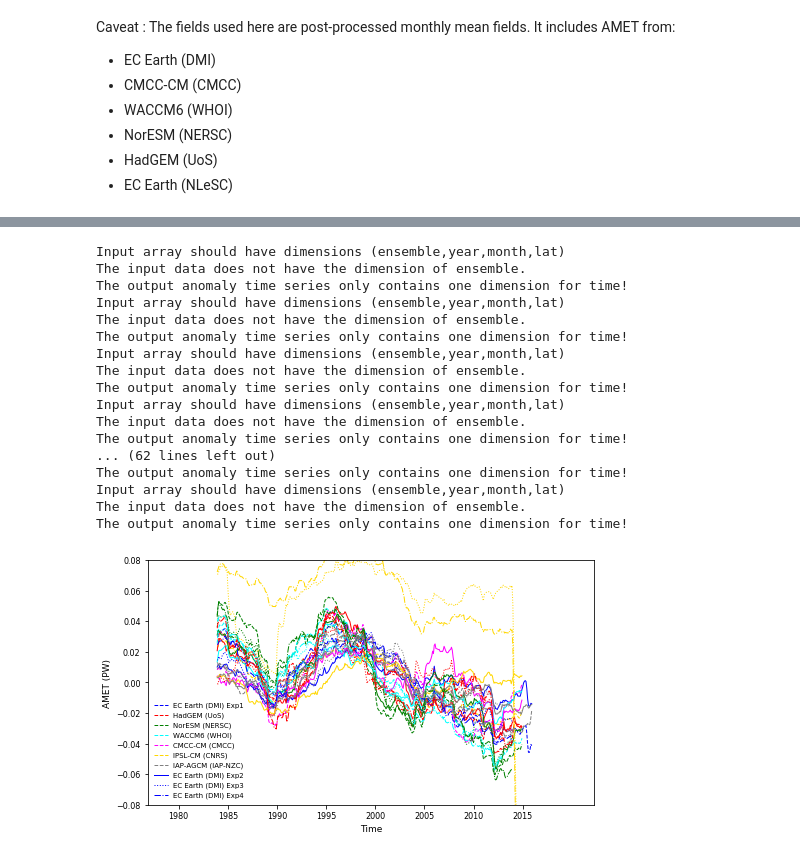
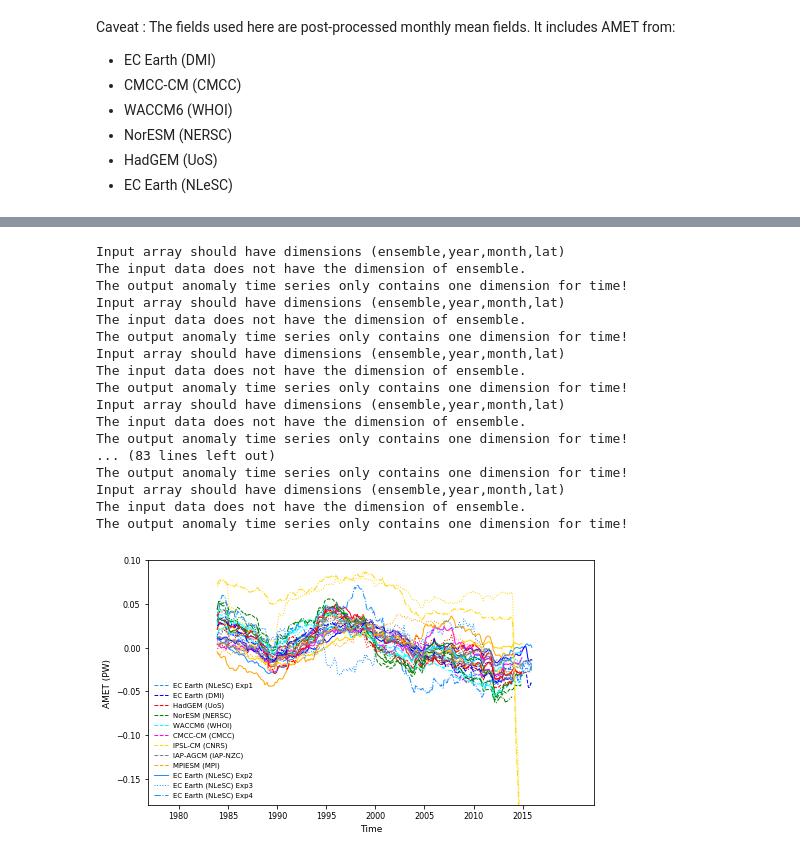
Before and after one commit to geek-yang/JointAnalysis, a Jupyter notebook: Analysis/AMET_analysis_series_report.ipynb, the cells around one changed output, grey strips where cells are left out. Drawn from its saved outputs; the diff is of its cells as text; code cells hidden in the pictures.

```diff
--- a/Analysis/AMET_analysis_series_report.ipynb
+++ b/Analysis/AMET_analysis_series_report.ipynb
@@ -669,14 +771,15 @@ The output anomaly time series only contains one dimension for time!
 ################################   Anomalies at certain sections  ######################################
 ################################   only ensemble mean is used     ######################################
 ####################### color map #######################
-####            EC Earth (NLeSC) : 'darkblue'        ####
+####            EC Earth (NLeSC) : 'dodgerblue'      ####
 ####            EC Earth (DMI)   : 'blue'            ####
 ####            HadGEM (UoS)     : 'red'             ####
 ####            NorESM (NERSC)   : 'green'           ####
 ####            WACCM6 (WHOI)    : 'cyan'            ####
 ####            CMCC-CM (CMCC)   : 'magenta'         ####
-####            IPSL-CM (CNRS)   : 'gold'            ####
+####            IPSL-CM (CNRS)   : 'olive'           ####
 ####        IAP-AGCM (IAP-NZC)   : 'gray'            ####
+####            MPIESM (MPI)     : 'orange'          ####
 ####################### color map #######################
 ####################### linestyles ######################
 ####          exp 1 (control)     : '--'             ####
@@ -685,6 +788,7 @@ The output anomaly time series only contains one dimension for time!
 ####          exp 4 (AMO removed) : '-.'             ####
 ####################### color map #######################
 # lat 60N
+lat_NLeSC_60N = 84
 lat_DMI_60N = 42
 lat_WHOI_60N = 32
 lat_NERSC_60N = 32
@@ -692,6 +796,7 @@ lat_UoS_60N = 57
 lat_CMCC_60N = 32
 lat_CNRS_60N = 24
 lat_IAP_60N = 21
+lat_MPI_60N = 32
 # lowpass filter window
 window=60 # month
 # index
@@ -700,6 +805,20 @@ index_1979_2013 = np.arange(1,35*12+1,1)
 index_1979_2014 = np.arange(1,36*12+1,1)
 index_1979_2015 = np.arange(1,37*12+1,1)
 index_year = np.arange(1980,2020,5)
+
+# EC Earth (NLeSC)
+ens_avg_NLeSC_exp1 = analyzer.statistics(np.mean(AMET_NLeSC_exp1[:,:,:,lat_NLeSC_60N],0))
+ens_avg_NLeSC_exp1.anomaly(Dim_ens=False)
+ens_avg_NLeSC_exp1.lowpass(Dim_ens=False)
+ens_avg_NLeSC_exp2 = analyzer.statistics(np.mean(AMET_NLeSC_exp2[:,:,:,lat_NLeSC_60N],0))
+ens_avg_NLeSC_exp2.anomaly(Dim_ens=False)
+ens_avg_NLeSC_exp2.lowpass(Dim_ens=False)
+ens_avg_NLeSC_exp3 = analyzer.statistics(AMET_NLeSC_exp3[0,:,:,lat_NLeSC_60N])
+ens_avg_NLeSC_exp3.anomaly(Dim_ens=False)
+ens_avg_NLeSC_exp3.lowpass(Dim_ens=False)
+ens_avg_NLeSC_exp4 = analyzer.statistics(AMET_NLeSC_exp4[0,:,:,lat_NLeSC_60N])
+ens_avg_NLeSC_exp4.anomaly(Dim_ens=False)
+ens_avg_NLeSC_exp4.lowpass(Dim_ens=False)
 
 # EC Earth (DMI)
 ens_avg_DMI_exp1 = analyzer.statistics(np.mean(AMET_DMI_exp1[:,:,:,lat_DMI_60N],0))
@@ -793,11 +912,27 @@ ens_avg_IAP_exp4 = analyzer.statistics(np.mean(AMET_IAP_exp4[:,:,:,lat_IAP_60N],
 ens_avg_IAP_exp4.anomaly(Dim_ens=False)
 ens_avg_IAP_exp4.lowpass(Dim_ens=False)
 
-# EC Earth (DMI) interannual
+# MPIESM (MPI)
+ens_avg_MPI_exp1 = analyzer.statistics(np.mean(AMET_MPI_exp1[:,:,:,lat_MPI_60N],0))
+ens_avg_MPI_exp1.anomaly(Dim_ens=False)
+ens_avg_MPI_exp1.lowpass(Dim_ens=False)
+ens_avg_MPI_exp2 = analyzer.statistics(np.mean(AMET_MPI_exp2[:,:,:,lat_MPI_60N],0))
+ens_avg_MPI_exp2.anomaly(Dim_ens=False)
+ens_avg_MPI_exp2.lowpass(Dim_ens=False)
+ens_avg_MPI_exp3 = analyzer.statistics(np.mean(AMET_MPI_exp3[:,:,:,lat_MPI_60N],0))
+ens_avg_MPI_exp3.anomaly(Dim_ens=False)
+ens_avg_MPI_exp3.lowpass(Dim_ens=False)
+# ens_avg_MPI_exp4 = analyzer.statistics(np.mean(AMET_MPI_exp4[:,:,:,lat_MPI_60N],0))
+# ens_avg_MPI_exp4.anomaly(Dim_ens=False)
+# ens_avg_MPI_exp4.lowpass(Dim_ens=False)
+
+# interannual
 fig = plt.figure(figsize=(8,4.5))
 # Exp1
+# EC Earth (NLeSC)
+plt.plot(index_1979_2015[window-1:], ens_avg_NLeSC_exp1._lowpass, color='dodgerblue', linestyle='--', linewidth=1, label='EC Earth (NLeSC) Exp1')
 # EC Earth (DMI)
-plt.plot(index_1979_2015[window-1:], ens_avg_DMI_exp1._lowpass, color='blue', linestyle='--', linewidth=1, label='EC Earth (DMI) Exp1')
+plt.plot(index_1979_2015[window-1:], ens_avg_DMI_exp1._lowpass, color='blue', linestyle='--', linewidth=1, label='EC Earth (DMI)')
 # HadGEM (UoS)
 plt.plot(index_1979_2014[window-1:], ens_avg_UoS_exp1._lowpass, color='red', linestyle='--', linewidth=1, label='HadGEM (UoS)')
 # NorESM (NERSC)
@@ -810,10 +945,14 @@ plt.plot(index_1979_2014[window-1:], ens_avg_CMCC_exp1._lowpass, color='magenta'
 plt.plot(index_1979_2014[window-1:], ens_avg_CNRS_exp1._lowpass, color='gold', linestyle='--', linewidth=1, label='IPSL-CM (CNRS)')
 # IAP-AGCM (IAP-NZC)
 plt.plot(index_1979_2015[window-1:], ens_avg_IAP_exp1._lowpass, color='gray', linestyle='--', linewidth=1, label='IAP-AGCM (IAP-NZC)')
+#MPIESM (MPI)
+plt.plot(index_1979_2013[window-1:], ens_avg_MPI_exp1._lowpass, color='orange', linestyle='--', linewidth=1, label='MPIESM (MPI)')
 
 # Exp2
+# EC Earth (NLeSC)
+plt.plot(index_1979_2015[window-1:], ens_avg_NLeSC_exp2._lowpass, color='dodgerblue', linestyle='-', linewidth=1, label='EC Earth (NLeSC) Exp2')
 # EC Earth (DMI)
-plt.plot(index_1979_2015[window-1:], ens_avg_DMI_exp2._lowpass, color='blue', linestyle='-', linewidth=1, label='EC Earth (DMI) Exp2')
+plt.plot(index_1979_2015[window-1:], ens_avg_DMI_exp2._lowpass, color='blue', linestyle='-', linewidth=1)
 # HadGEM (UoS)
 plt.plot(index_1979_2014[window-1:], ens_avg_UoS_exp2._lowpass, color='red', linestyle='-', linewidth=1)
 # NorESM (NERSC)
@@ -826,10 +965,14 @@ plt.plot(index_1979_2014[window-1:], ens_avg_CMCC_exp2._lowpass, color='magenta'
 plt.plot(index_1979_2014[window-1:], ens_avg_CNRS_exp2._lowpass, color='gold', linestyle='-', linewidth=1)
 # IAP-AGCM (IAP-NZC)
 plt.plot(index_1979_2015[window-1:], ens_avg_IAP_exp2._lowpass, color='gray', linestyle='-', linewidth=1)
+#MPIESM (MPI)
+plt.plot(index_1979_2013[window-1:], ens_avg_MPI_exp2._lowpass, color='orange', linestyle='-', linewidth=1)
 
 # Exp3
+# EC Earth (NLeSC)
+plt.plot(index_1979_2015[window-1:], ens_avg_NLeSC_exp3._lowpass, color='dodgerblue', linestyle=':', linewidth=1, label='EC Earth (NLeSC) Exp3')
 # EC Earth (DMI)
-plt.plot(index_1979_2013[window-1:], ens_avg_DMI_exp3._lowpass, color='blue', linestyle=':', linewidth=1, label='EC Earth (DMI) Exp3')
+plt.plot(index_1979_2013[window-1:], ens_avg_DMI_exp3._lowpass, color='blue', linestyle=':', linewidth=1)
 # HadGEM (UoS)
 plt.plot(index_1979_2013[window-1:], ens_avg_UoS_exp3._lowpass, color='red', linestyle=':', linewidth=1)
 # NorESM (NERSC)
@@ -840,10 +983,14 @@ plt.plot(index_1979_2012[window-1:], ens_avg_WHOI_exp3._lowpass, color='cyan', l
 plt.plot(index_1979_2014[window-1:], ens_avg_CNRS_exp3._lowpass, color='gold', linestyle=':', linewidth=1)
 # IAP-AGCM (IAP-NZC)
 plt.plot(index_1979_2013[window-1:], ens_avg_IAP_exp3._lowpass, color='gray', linestyle=':', linewidth=1)
+#MPIESM (MPI)
+plt.plot(index_1979_2013[window-1:], ens_avg_MPI_exp3._lowpass, color='orange', linestyle=':', linewidth=1)
 
 # Exp4
+# EC Earth (NLeSC)
+plt.plot(index_1979_2015[window-1:], ens_avg_NLeSC_exp4._lowpass, color='dodgerblue', linestyle='-.', linewidth=1, label='EC Earth (NLeSC) Exp4')
 # EC Earth (DMI)
-plt.plot(index_1979_2013[window-1:], ens_avg_DMI_exp4._lowpass, color='blue', linestyle='-.', linewidth=1, label='EC Earth (DMI) Exp4')
+plt.plot(index_1979_2013[window-1:], ens_avg_DMI_exp4._lowpass, color='blue', linestyle='-.', linewidth=1)
 # HadGEM (UoS)
 plt.plot(index_1979_2013[window-1:], ens_avg_UoS_exp4._lowpass, color='red', linestyle='-.', linewidth=1)
 # NorESM (NERSC)
@@ -854,34 +1001,35 @@ plt.plot(index_1979_2012[window-1:], ens_avg_WHOI_exp4._lowpass, color='cyan', l
 plt.plot(index_1979_2014[window-1:], ens_avg_CNRS_exp4._lowpass, color='gold', linestyle='-.', linewidth=1)
 # IAP-AGCM (IAP-NZC)
 plt.plot(index_1979_2013[window-1:], ens_avg_IAP_exp4._lowpass, color='gray', linestyle='-.', linewidth=1)
-
+#MPIESM (MPI)
+#plt.plot(index_1979_2013[window-1:], ens_avg_MPI_exp4._lowpass, color='orange', linestyle='-.', linewidth=1)
 
 plt.xlabel("Time",fontsize=9)
 plt.xticks(np.arange(13,yy*12+1,60), index_year,fontsize=8)
 plt.xlim(-25,520)
 plt.ylabel("AMET (PW)",fontsize=9)
 plt.yticks(fontsize=8)
-plt.ylim(-0.08,0.08)
+plt.ylim(-0.18,0.10)
 plt.legend(frameon=False, loc=3, prop={'size': 7})
 plt.show()
 fig.savefig(os.path.join(output_path,'Anomaly_lowpass_{}_60N_ensAvg_AMIP_exp1234.png'.format(window)),dpi=200)
 plt.close(fig)
 # %% [output]
 Input array should have dimensions (ensemble,year,month,lat)
 The input data does not have the dimension of ensemble.
 The output anomaly time series only contains one dimension for time!
 Input array should have dimensions (ensemble,year,month,lat)
 The input data does not have the dimension of ensemble.
 The output anomaly time series only contains one dimension for time!
 Input array should have dimensions (ensemble,year,month,lat)
 The input data does not have the dimension of ensemble.
 The output anomaly time series only contains one dimension for time!
 Input array should have dimensions (ensemble,year,month,lat)
 The input data does not have the dimension of ensemble.
 The output anomaly time series only contains one dimension for time!
-... (62 lines left out)
+... (83 lines left out)
 The output anomaly time series only contains one dimension for time!
 Input array should have dimensions (ensemble,year,month,lat)
 The input data does not have the dimension of ensemble.
 The output anomaly time series only contains one dimension for time!
-[figure, old version]
+[figure, new version]
```
Also changed, not shown: parts of 17 cells of this notebook, 1 other file.
